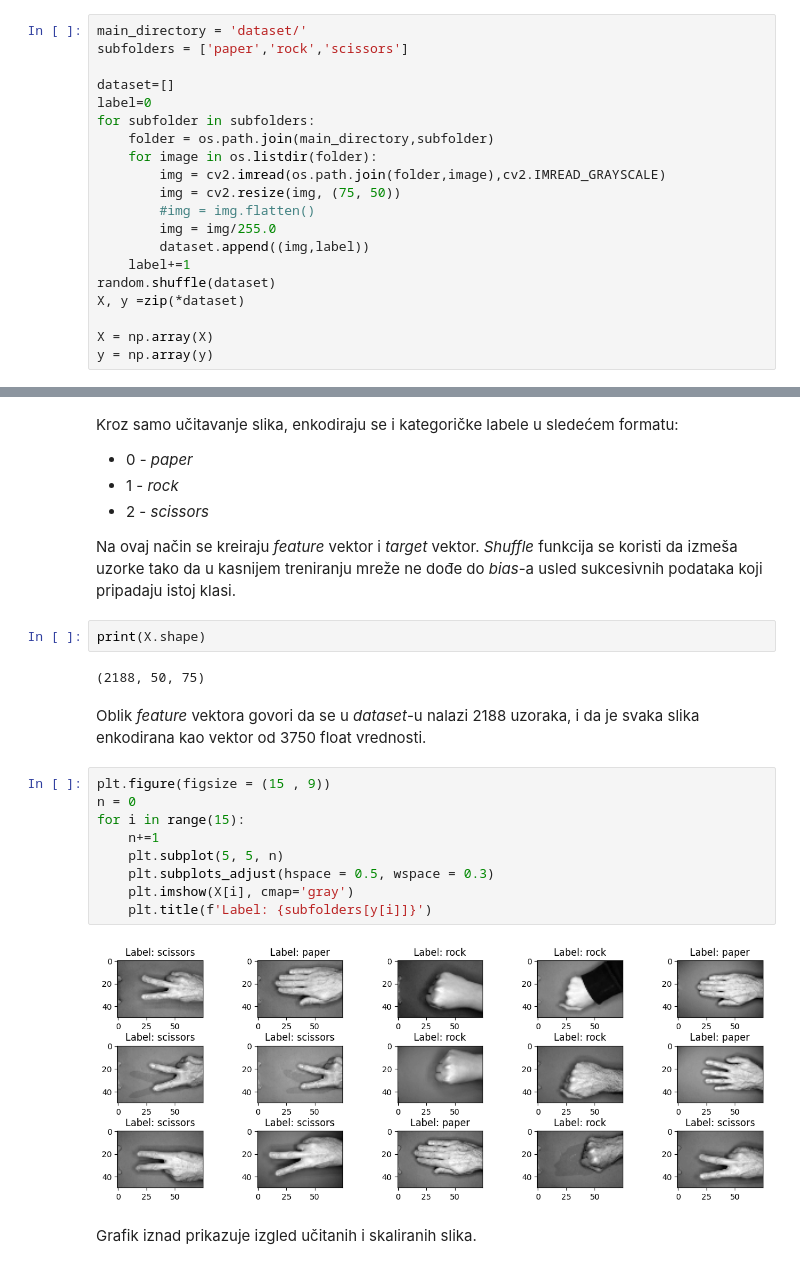
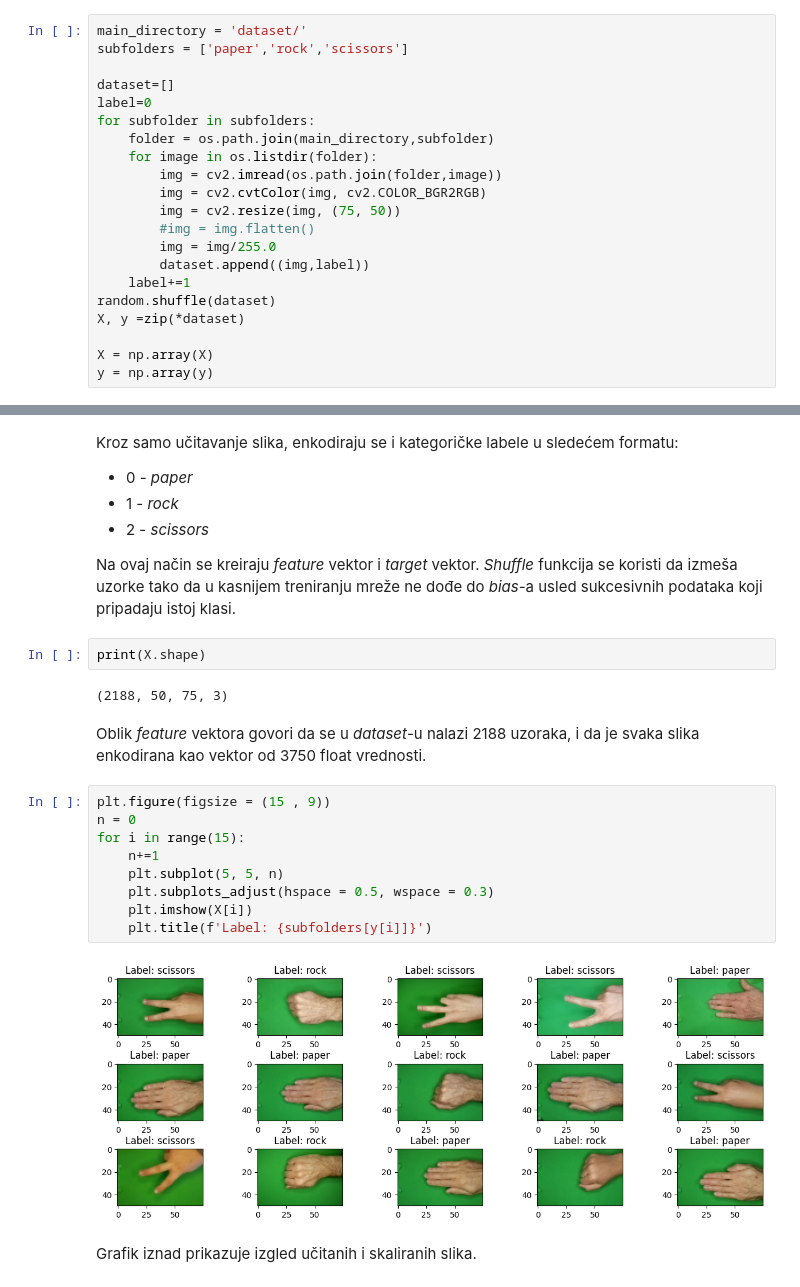
Before and after one commit to cats9rule/mlprojects, a Jupyter notebook: p3/p3.ipynb, the cells around one changed output, grey strips where cells are left out. Drawn from its saved outputs; the diff is of its cells as text.

```diff
--- a/p3/p3.ipynb
+++ b/p3/p3.ipynb
@@ -26,7 +26,8 @@ label=0
 for subfolder in subfolders:
     folder = os.path.join(main_directory,subfolder)
     for image in os.listdir(folder):
-        img = cv2.imread(os.path.join(folder,image),cv2.IMREAD_GRAYSCALE)
+        img = cv2.imread(os.path.join(folder,image))
+        img = cv2.cvtColor(img, cv2.COLOR_BGR2RGB)
         img = cv2.resize(img, (75, 50))
         #img = img.flatten()
         img = img/255.0
@@ -51,20 +52,20 @@ Na ovaj način se kreiraju *feature* vektor i *target* vektor. *Shuffle* funkcij
 # %%
 print(X.shape)
 # %% [output]
-(2188, 50, 75)
+(2188, 50, 75, 3)
 # %% [markdown]
 Oblik *feature* vektora govori da se u *dataset*-u nalazi 2188 uzoraka, i da je svaka slika enkodirana kao vektor od 3750 float vrednosti.
 # %%
 plt.figure(figsize = (15 , 9))
 n = 0
 for i in range(15):
     n+=1
     plt.subplot(5, 5, n)
     plt.subplots_adjust(hspace = 0.5, wspace = 0.3)
-    plt.imshow(X[i], cmap='gray')
+    plt.imshow(X[i])
     plt.title(f'Label: {subfolders[y[i]]}')
 # %% [output]
-[figure, old version]
+[figure, new version]
 # %% [markdown]
 Grafik iznad prikazuje izgled učitanih i skaliranih slika.
 # %%
```
Also changed, not shown: parts of 48 cells of this notebook, 1 other file.
